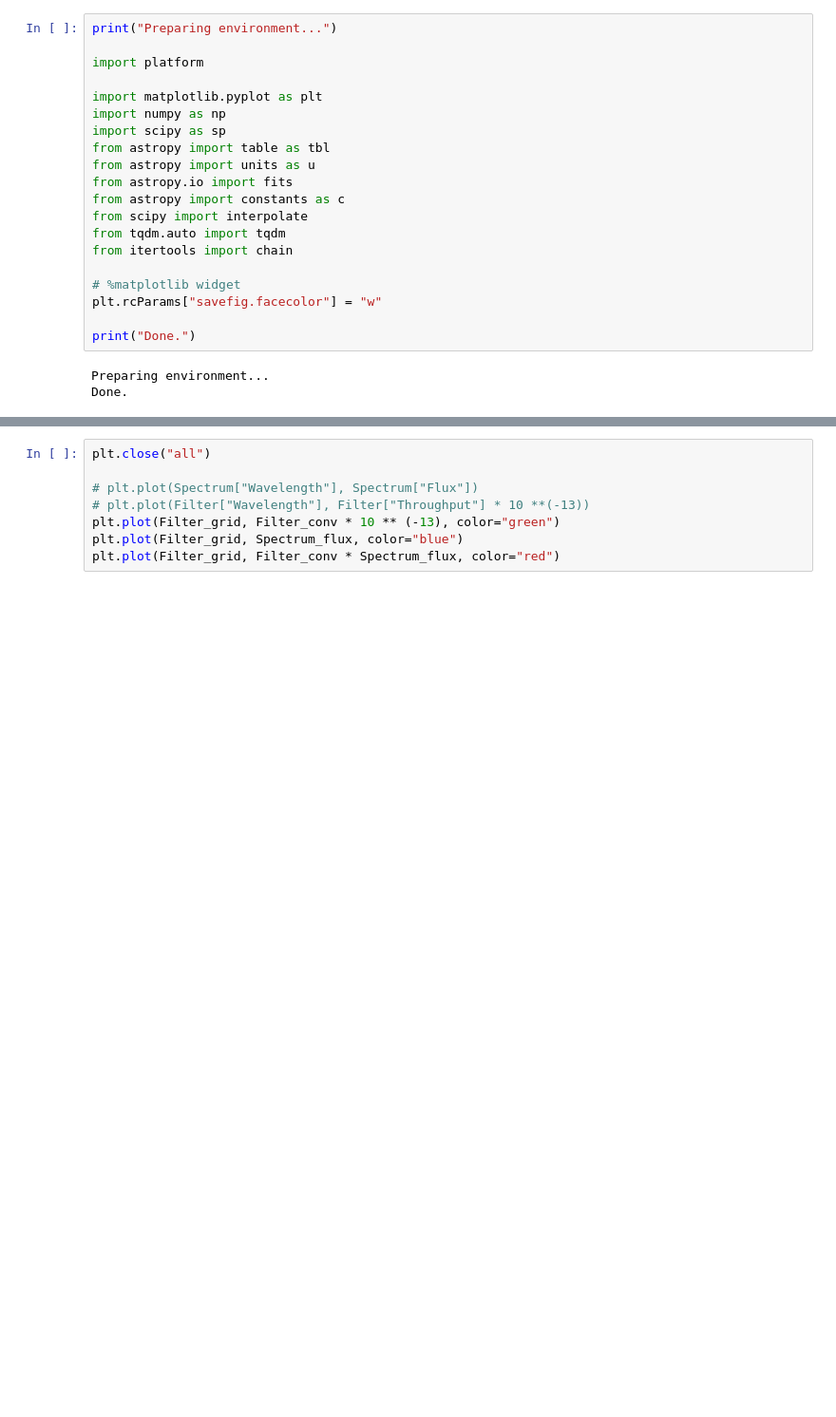
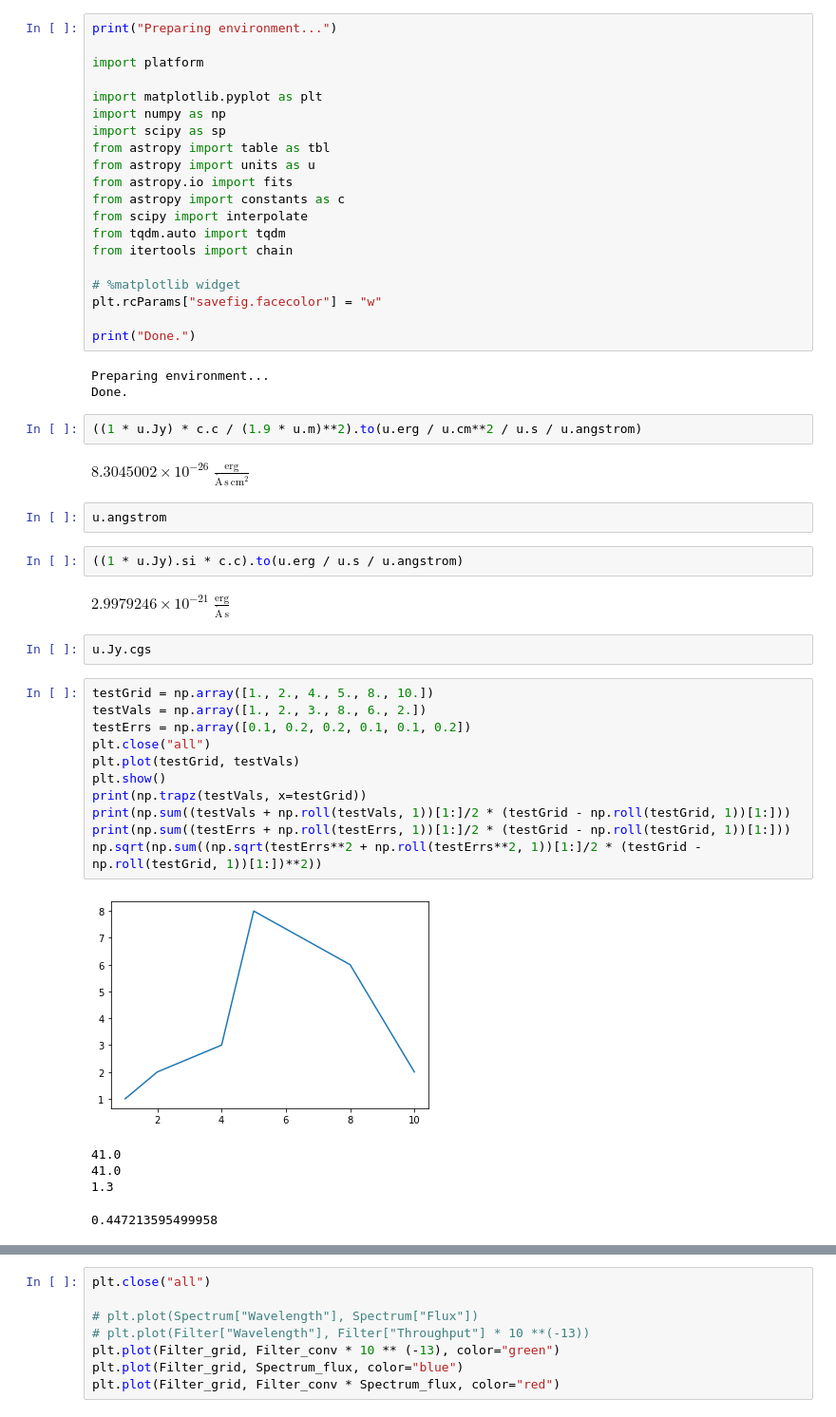
Before and after one commit to ImaanBontle/apo-phot, a Jupyter notebook: Utils/Filter_Throughput.ipynb, the cells around one changed output, grey strips where cells are left out. Shown at 95% size. Drawn from its saved outputs; the diff is of its cells as text; blank space fills up the shorter version.

Commit message:
feat: implemented error propagation into filter throughputs
Still some issues with units to figure out.

```diff
--- a/Utils/Filter_Throughput.ipynb
+++ b/Utils/Filter_Throughput.ipynb
@@ -21,3 +21,32 @@ print("Done.")
 # %% [output]
 Preparing environment...
 Done.
+# %%
+((1 * u.Jy) * c.c / (1.9 * u.m)**2).to(u.erg / u.cm**2 / u.s / u.angstrom)
+# %% [output]
+$8.3045002 \times 10^{-26} \; \mathrm{\frac{erg}{\mathring{A}\,s\,cm^{2}}}$
+# %%
+u.angstrom
+# %%
+((1 * u.Jy).si * c.c).to(u.erg / u.s / u.angstrom)
+# %% [output]
+$2.9979246 \times 10^{-21} \; \mathrm{\frac{erg}{\mathring{A}\,s}}$
+# %%
+u.Jy.cgs
+# %%
+testGrid = np.array([1., 2., 4., 5., 8., 10.])
+testVals = np.array([1., 2., 3., 8., 6., 2.])
+testErrs = np.array([0.1, 0.2, 0.2, 0.1, 0.1, 0.2])
+plt.close("all")
+plt.plot(testGrid, testVals)
+plt.show()
+print(np.trapz(testVals, x=testGrid))
+print(np.sum((testVals + np.roll(testVals, 1))[1:]/2 * (testGrid - np.roll(testGrid, 1))[1:]))
+print(np.sum((testErrs + np.roll(testErrs, 1))[1:]/2 * (testGrid - np.roll(testGrid, 1))[1:]))
+np.sqrt(np.sum((np.sqrt(testErrs**2 + np.roll(testErrs**2, 1))[1:]/2 * (testGrid - np.roll(testGrid, 1))[1:])**2))
+# %% [output]
+[figure, added]
+41.0
+41.0
+1.3
+0.447213595499958
```
Also changed, not shown: parts of 10 cells of this notebook.
